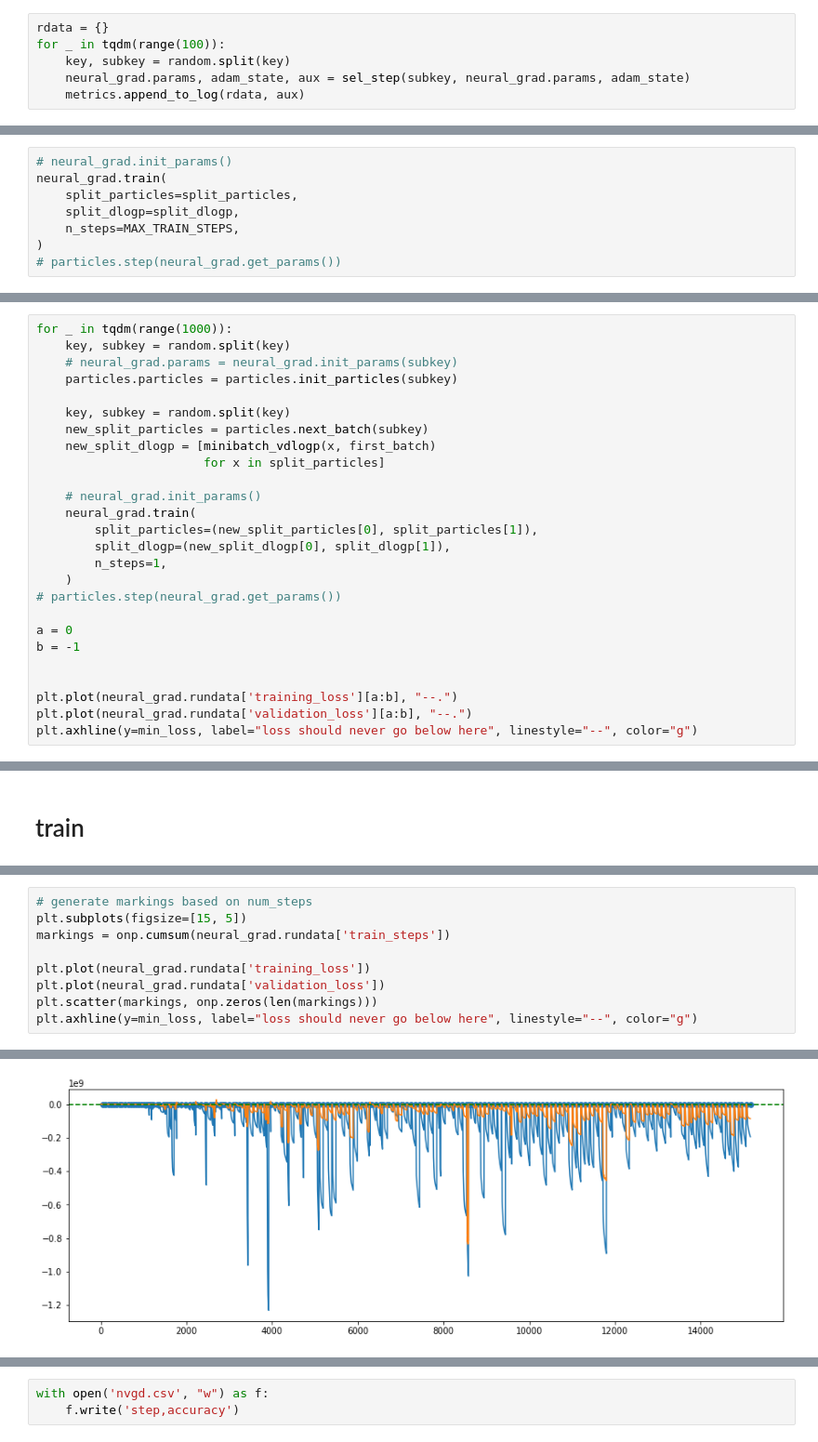
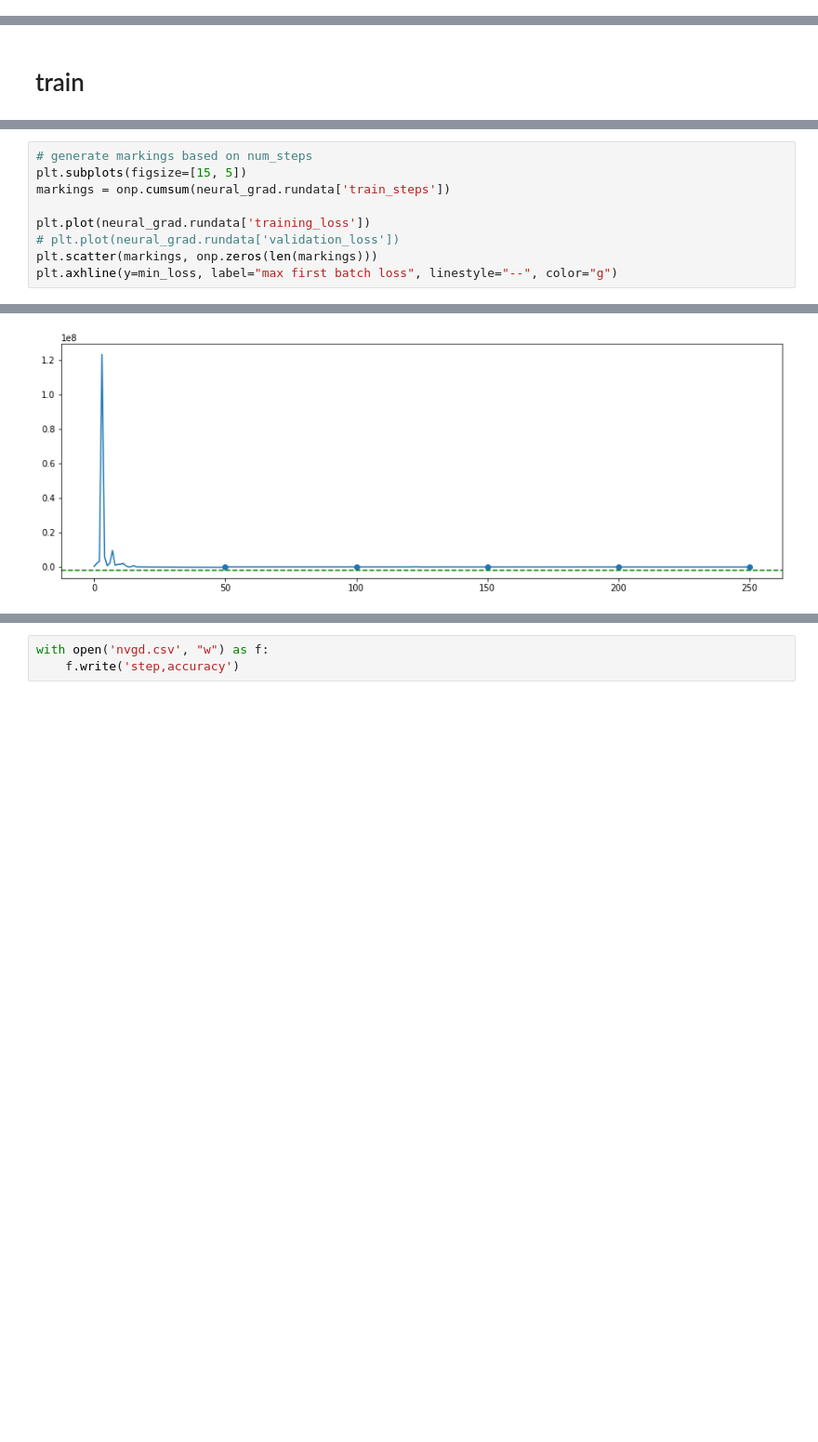
Before and after one commit to ratschlab/projects-2020-Neural-SVGD, a Jupyter notebook: notebooks/bayesian-neural-network/Neural_SVGD.ipynb, the cells around one changed output, grey strips where cells are left out. Shown: that part at 93% size. Drawn from its saved outputs; the diff is of its cells as text; blank space fills up the shorter version.

```diff
--- a/notebooks/bayesian-neural-network/Neural_SVGD.ipynb
+++ b/notebooks/bayesian-neural-network/Neural_SVGD.ipynb
@@ -173,6 +151,0 @@ DeviceArray([ 0.        ,  0.        ,  0.        , ...,  0.03660478,
-# %%
-rdata = {}
-for _ in tqdm(range(100)):
-    key, subkey = random.split(key)
-    neural_grad.params, adam_state, aux = sel_step(subkey, neural_grad.params, adam_state)
-    metrics.append_to_log(rdata, aux)
@@ -191,8 +151,0 @@ split_dlogp = [minibatch_vdlogp(x, first_batch)
-# %%
-# neural_grad.init_params()
-neural_grad.train(
-    split_particles=split_particles,
-    split_dlogp=split_dlogp,
-    n_steps=MAX_TRAIN_STEPS,
-)
-# particles.step(neural_grad.get_params())
@@ -244,26 +151,0 @@ plt.axhline(y=min_loss, label="loss should never go below here", linestyle="--",
-# %%
-for _ in tqdm(range(1000)):
-    key, subkey = random.split(key)
-    # neural_grad.params = neural_grad.init_params(subkey)
-    particles.particles = particles.init_particles(subkey)
-
-    key, subkey = random.split(key)
-    new_split_particles = particles.next_batch(subkey)
-    new_split_dlogp = [minibatch_vdlogp(x, first_batch)
-                       for x in split_particles]
-
-    # neural_grad.init_params()
-    neural_grad.train(
-        split_particles=(new_split_particles[0], split_particles[1]),
-        split_dlogp=(new_split_dlogp[0], split_dlogp[1]),
-        n_steps=1,
-    )
-# particles.step(neural_grad.get_params())
-
-a = 0
-b = -1
-
-
-plt.plot(neural_grad.rundata['training_loss'][a:b], "--.")
-plt.plot(neural_grad.rundata['validation_loss'][a:b], "--.")
-plt.axhline(y=min_loss, label="loss should never go below here", linestyle="--", color="g")
@@ -356,13 +273,13 @@ particles.rundata['accuracy'][-1]
 # %%
 # generate markings based on num_steps
 plt.subplots(figsize=[15, 5])
 markings = onp.cumsum(neural_grad.rundata['train_steps'])
 
 plt.plot(neural_grad.rundata['training_loss'])
-plt.plot(neural_grad.rundata['validation_loss'])
+# plt.plot(neural_grad.rundata['validation_loss'])
 plt.scatter(markings, onp.zeros(len(markings)))
-plt.axhline(y=min_loss, label="loss should never go below here", linestyle="--", color="g")
+plt.axhline(y=min_loss, label="max first batch loss", linestyle="--", color="g")
 # %% [output]
 <matplotlib.lines.Line2D at 0x...>
-[figure, old version]
+[figure, new version]
 # %%
```
Also changed, not shown: parts of 37 cells of this notebook, 3 other files.
